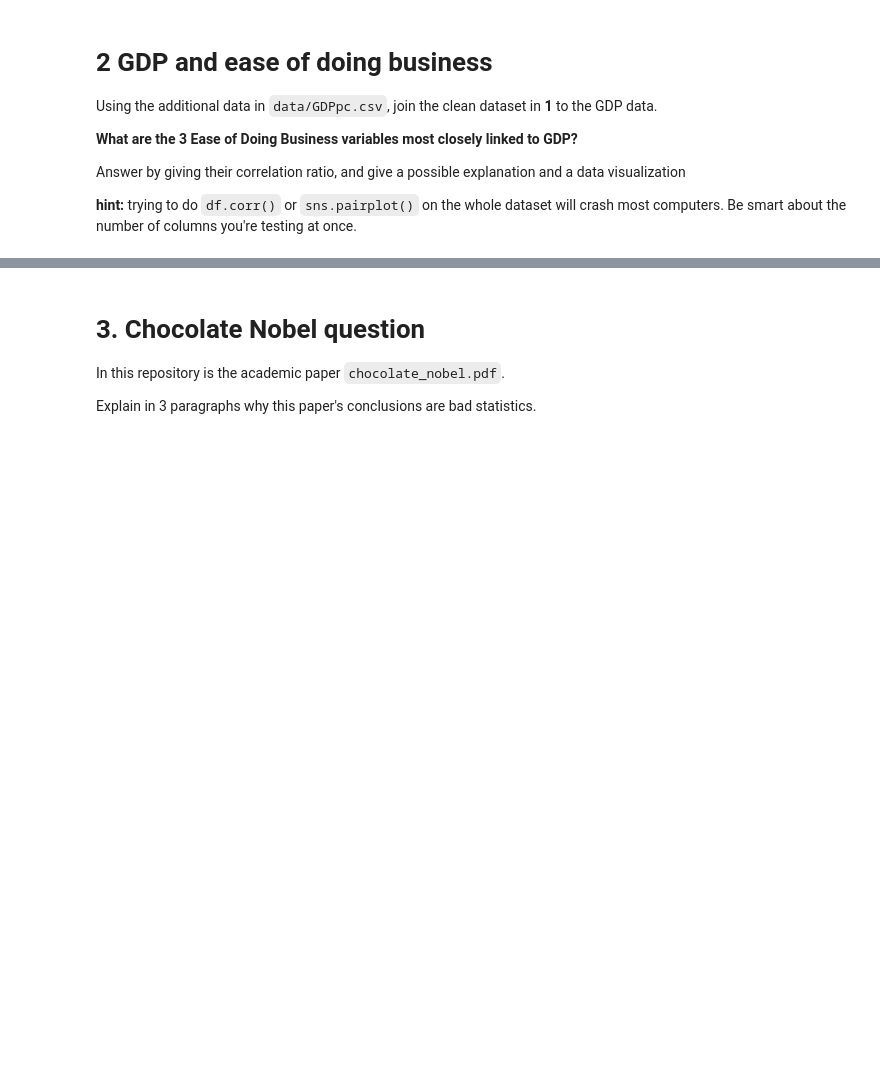
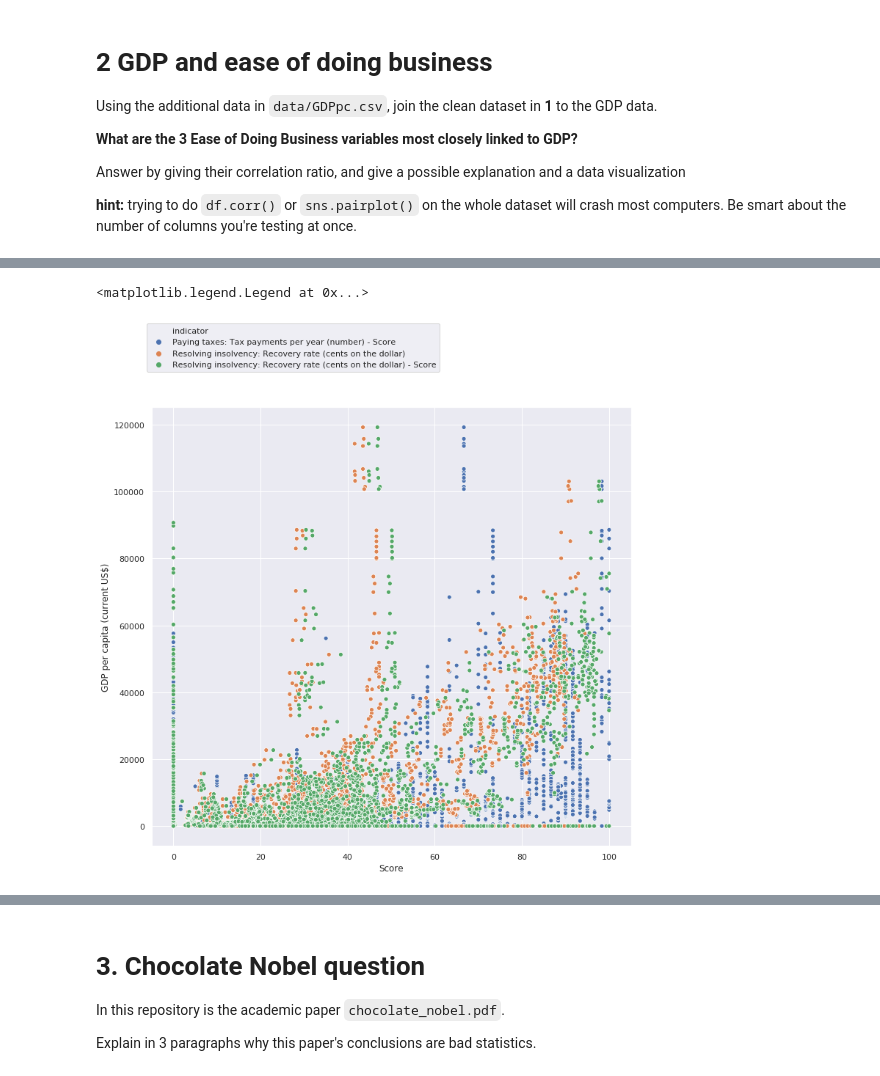
Before and after one commit to cb-ds-1/m2-5-storytelling, a Jupyter notebook: Workshop.ipynb, the cells around one changed output, grey strips where cells are left out. Cells and saved outputs as stored; diff of their text form; code cells hidden in the pictures; blank space fills up the shorter version.

```diff
--- a/Workshop.ipynb
+++ b/Workshop.ipynb
@@ -6,8 +6,3 @@ In `data/DBData.csv`, you have the full "ease of doing business" dataset from th
 Result should look like:
 
 ![](EDB_unstack.png)
-# %%
-import pandas as pd
-
-df = pd.read_csv('data/DBData.csv')
-print(df)
@@ -39,3 +58,6 @@ Using the additional data in `data/GDPpc.csv`, join the clean dataset in **1** t
 Answer by giving their correlation ratio, and give a possible explanation and a data visualization
 
 **hint:** trying to do `df.corr()` or `sns.pairplot()` on the whole dataset will crash most computers. Be smart about the number of columns you're testing at once.
+# %%
+gdp = clean_up('data/GDPpc.csv')
+gdp
@@ -41,0 +78,8 @@ Answer by giving their correlation ratio, and give a possible explanation and a
+# %%
+"""
+We use an inner merge, so as to only use values for years existing in both files,
+in this case, it's for years greater than 2004, inclusively
+this will also reduce the size of our data considerably, which will give us more columns to play with
+"""
+joined = edb.merge(gdp, how='inner')
+joined
@@ -41,0 +139,17 @@ Answer by giving their correlation ratio, and give a possible explanation and a
+# %%
+"""
+Let's now run correlation hypotheses over the remaining columns.
+"""
+# convenience
+# study = joined.drop(['Year', 'Country Name'])
+# n_cols =
+GDP = 'GDP per capita (current US$)'
+cors = pd.DataFrame({
+    'Indicator': list(joined2.columns[starting_index:-1])
+})
+cors['cor'] = cors.apply(lambda row: joined2[GDP].corr(joined2[row['Indicator']]), axis=1)
+cors['cor'] = cors['cor'].abs()
+cors = cors.sort_values(by='cor',ascending=False)
+best_3 = [cors.iloc[i]['Indicator'] for i in range(3)]
+print(best_3)
+cors
@@ -41,0 +171,13 @@ Answer by giving their correlation ratio, and give a possible explanation and a
+# %%
+import seaborn as sns
+import matplotlib as plt
+
+filtered = joined2[joined2.columns.intersection(best_3 + [GDP])]
+
+melted = filtered.melt(GDP, var_name='indicator',  value_name='Score')
+sns.set(rc={'figure.figsize':(11.7,11)})
+sc = sns.scatterplot( data=melted, y=GDP, x='Score', hue="indicator")
+sc.legend(loc='upper right', bbox_to_anchor=(.61, 1.2), ncol=1)
+# %% [output]
+<matplotlib.legend.Legend at 0x...>
+[figure, added]
```
Also changed, not shown: parts of 7 cells of this notebook, 2 other files.
